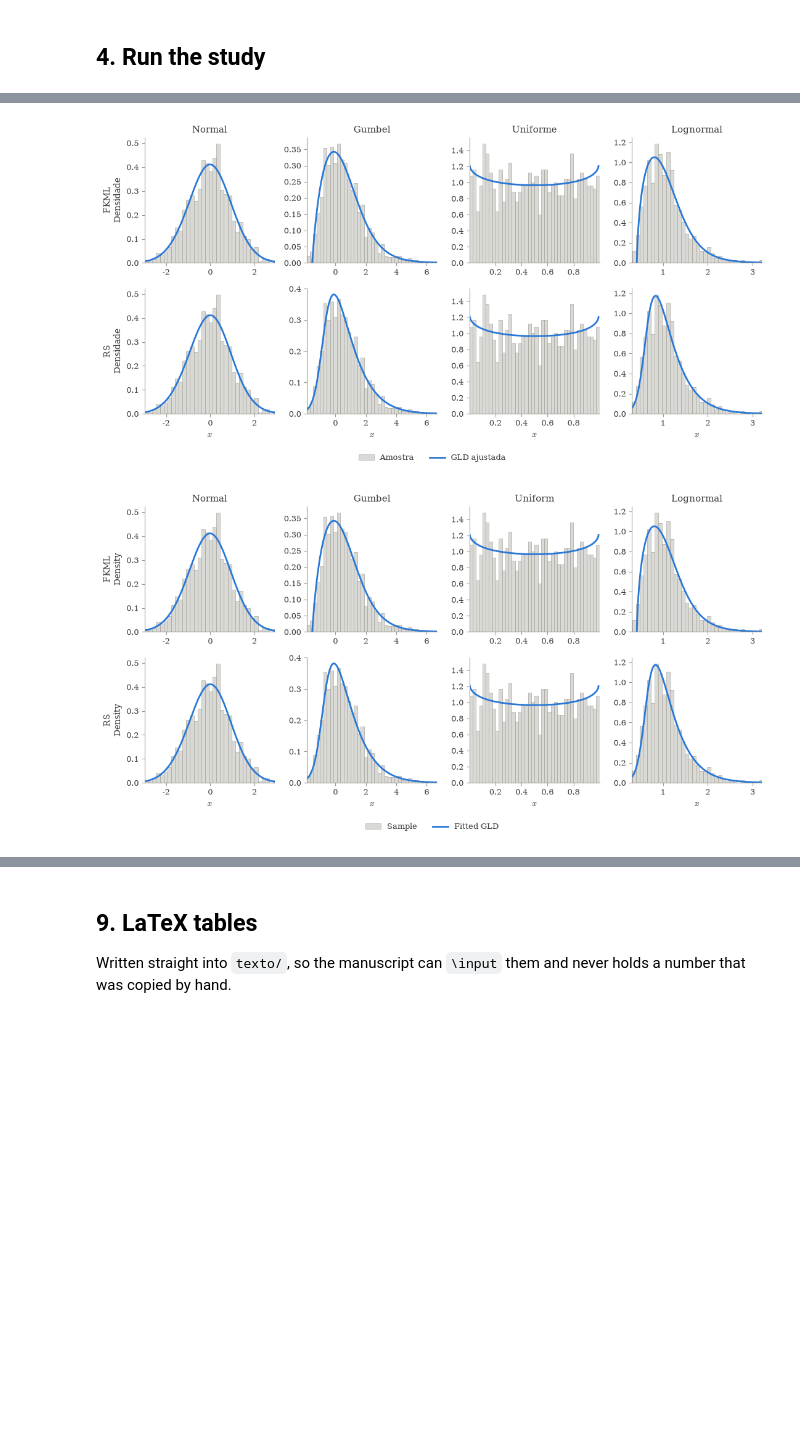
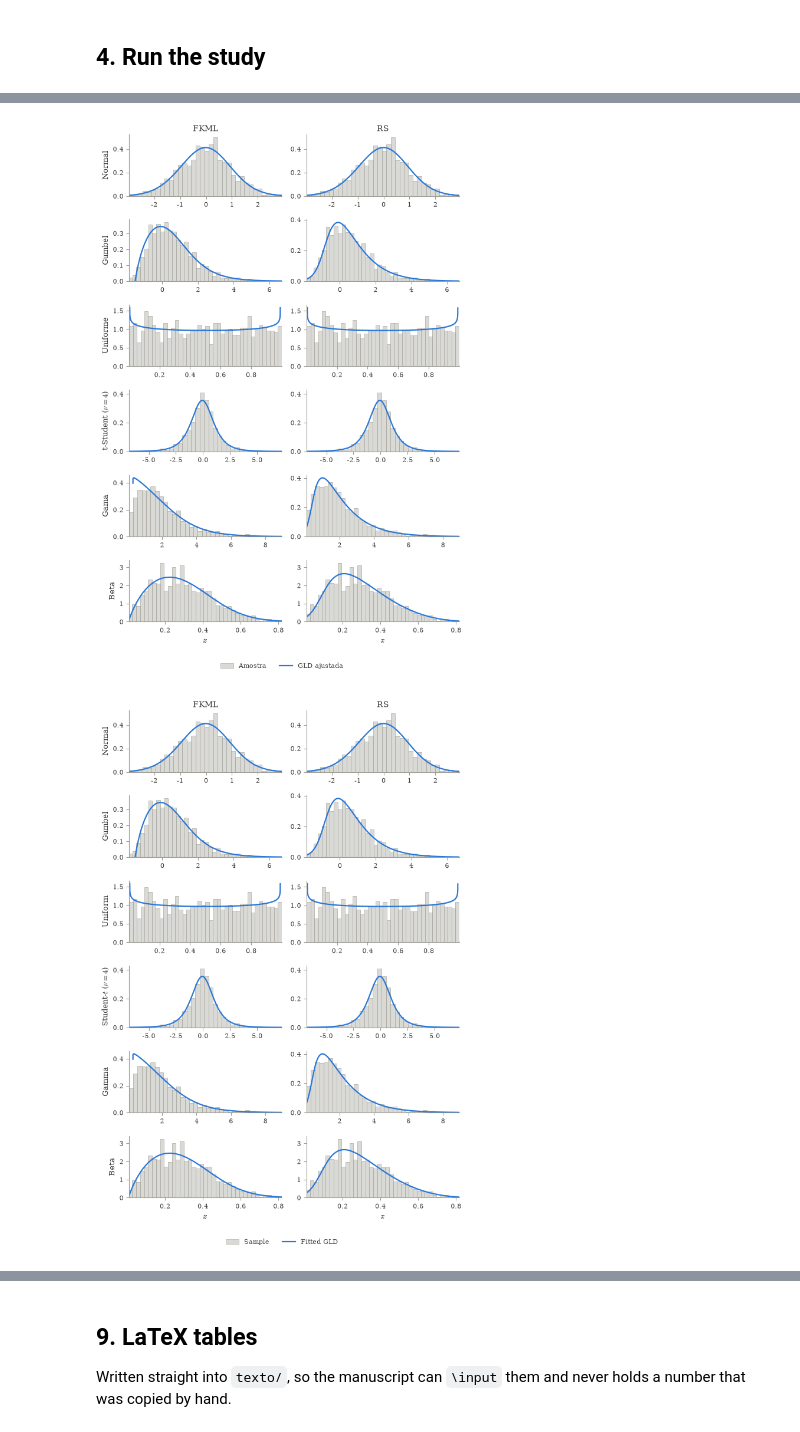
Before and after one commit to Pesquisa-UFCAT/pyGLAM, a Jupyter notebook: 00_pyglam_test.ipynb, the cells around one changed output, grey strips where cells are left out. Cells and saved outputs as stored; diff of their text form; code cells hidden in the pictures; blank space fills up the shorter version.

Commit message:
feat: v1.1.0 - RS region fixes, multi-start grid order, RS tests, full-tail sampling, study and R comparison notebooks part 2

```diff
--- a/00_pyglam_test.ipynb
+++ b/00_pyglam_test.ipynb
@@ -448,19 +333,0 @@ zero means a structural floor dominates, and more data will not help.
-# %%
-rates = []
-for family in families:
-    for name in targets:
-        d = summary[(summary['Family'] == family) & (summary['Distribution'] == name)].sort_values('N')
-        if len(d) < 2 or not np.all(np.isfinite(d['KS'].values)) or np.any(d['KS'].values <= 0):
-            rates.append({'Family': family, 'Distribution': name,
-                          'slope': np.nan, 'R2': np.nan, 'regime': 'not estimable'})
-            continue
-
-        x, y = np.log(d['N'].values), np.log(d['KS'].values)
-        a, b = np.polyfit(x, y, 1)
-        r2   = 1 - ((y - (a * x + b)) ** 2).sum() / ((y - y.mean()) ** 2).sum()
-        rates.append({'Family': family, 'Distribution': name, 'slope': a, 'R2': r2,
-                      'regime': 'sampling-limited' if a < -0.45 else
-                                ('mixed' if a < -0.30 else 'structural floor')})
-
-rates = pd.DataFrame(rates)
-rates.round(3)
@@ -503,55 +429,56 @@ One row per parameterization. Both rows are fitted to the same sample of each ta
 # %%
+def style_axis(ax):
+    for s in ('top', 'right'):
+        ax.spines[s].set_visible(False)
+    for s in ('left', 'bottom'):
+        ax.spines[s].set_color(gray_e)
+        ax.spines[s].set_linewidth(0.8)
+    ax.tick_params(colors=ink, labelsize=8, width=0.8, color=gray_e)
+
+
 def plot_fits(lang, n=n_showcase, seed=42, save=True):
-    L    = labels[lang]
-    fig, axes = plt.subplots(len(families), len(targets), figsize=(11.0, 2.7 * len(families)),
+    L = labels[lang]
+    fig, axes = plt.subplots(len(targets), len(families), figsize=(6.4, 1.55 * len(targets)),
                              squeeze=False)
 
-    for row, family in enumerate(families):
-        cls = families[family]
-        for col, (name, dist) in enumerate(targets.items()):
+    for row, (name, dist) in enumerate(targets.items()):
+        sample = dist.rvs(size=n, random_state=np.random.default_rng(seed))
+        for col, (family, cls) in enumerate(families.items()):
             ax      = axes[row][col]
-            sample  = dist.rvs(size=n, random_state=np.random.default_rng(seed))
-            lambdas = cls().fit_lambdas(sample, method='least_squares',
-                                        n_starts=n_starts, seed=seed).x
+            lambdas = cls().fit_lambdas(sample, method='least_squares', n_starts=n_starts, seed=seed).x
             fitted  = cls(*lambdas)
             valid, x_u = check_model(fitted)
 
             ax.hist(sample, bins=40, density=True, color=gray_f, edgecolor=gray_e,
                     linewidth=0.4, label=L['sample'])
             if valid:
-                ax.plot(x_u, fitted.pdf(x_u), color=series[0], linewidth=2.0, label=L['fit'])
+                ax.plot(x_u, fitted.pdf(x_u), color=series[0], linewidth=1.6, label=L['fit'])
 
             if row == 0:
-                ax.set_title(L['names'][name], fontsize=11, color=ink, pad=6)
-            if row == len(families) - 1:
-                ax.set_xlabel(L['x'], fontsize=10, color=ink)
+                ax.set_title(family, fontsize=10, color=ink, pad=4)
             if col == 0:
-                ax.set_ylabel(f"{family}\n{L['dens']}", fontsize=10, color=ink)
+                ax.set_ylabel(L['names'][name], fontsize=9, color=ink)
+            if row == len(targets) - 1:
+                ax.set_xlabel(L['x'], fontsize=9, color=ink)
+            ax.set_xlim(np.percentile(sample, 0.1), np.percentile(sample, 99.9))
+            style_axis(ax)
 
-            ax.set_xlim(np.percentile(sample, 0.1), np.percentile(sample, 99.9))
-            for s in ('top', 'right'):
-                ax.spines[s].set_visible(False)
-            for s in ('left', 'bottom'):
-                ax.spines[s].set_color(gray_e); ax.spines[s].set_linewidth(0.8)
-            ax.tick_params(colors=ink, labelsize=9, width=0.8, color=gray_e)
-
-    # legend at figure level: inside the first panel it crosses its own curve
     h, lb = axes[0][0].get_legend_handles_labels()
-    fig.legend(h, lb, frameon=False, fontsize=9, labelcolor=ink, ncol=2,
-               loc='lower center', bbox_to_anchor=(0.5, -0.06))
-    fig.tight_layout()
+    fig.legend(h, lb, frameon=False, fontsize=8, labelcolor=ink, ncol=2,
+               loc='lower center', bbox_to_anchor=(0.5, -0.02))
+    fig.tight_layout(rect=(0, 0.02, 1, 1))
 
     if save:
         fig.savefig(fig_dir / f'z_pyglam_fits_{lang}.{fig_format}', bbox_inches='tight', dpi=fig_dpi)
     return fig
 
 
 for lang in ('pt', 'en'):
     plot_fits(lang)
 plt.show()
 # %% [output]
-[figure, old version]
+[figure, new version]
-[figure, old version]
+[figure, new version]
 # %% [markdown]
 ## **8. Convergence of the fit**
 
```
Also changed, not shown: parts of 33 cells of this notebook, 18 other files.
